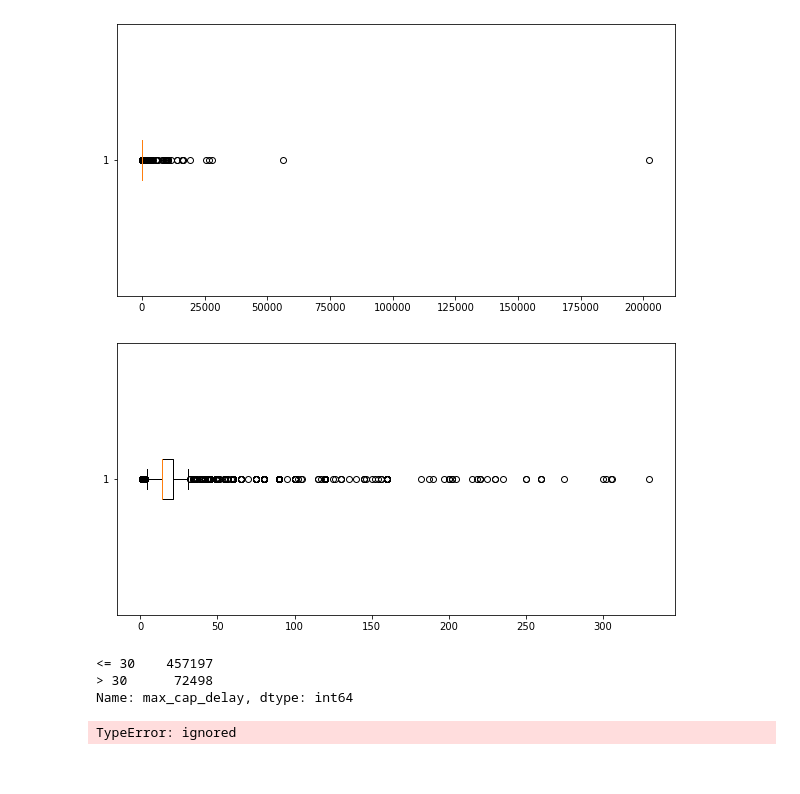
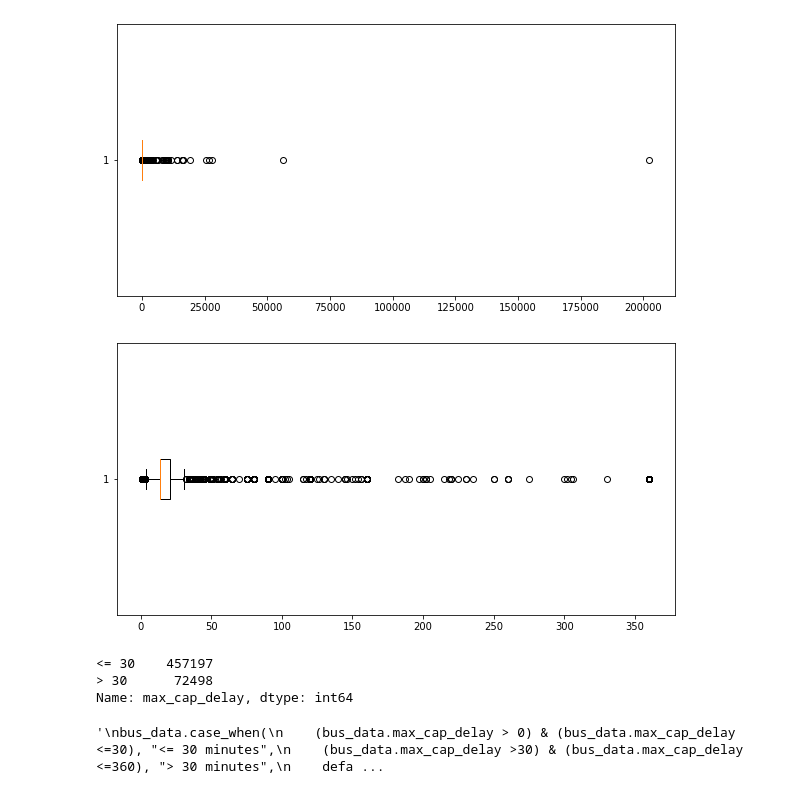
Before and after one commit to AgileDataScientist/data-analysis-bus-data, a Jupyter notebook: NYCBusDelay.ipynb, the cells around one changed output. Cells and saved outputs as stored; diff of their text form; code cells hidden in the pictures.

```diff
--- a/NYCBusDelay.ipynb
+++ b/NYCBusDelay.ipynb
@@ -53,7 +53,8 @@ Drive already mounted at /content/myDrive; to attempt to forcibly remount, call
 ## **Read Data**
 # %%
 #bus_data = pd.read_csv('/content/myDrive/MyDrive/Data Analyst Portfolio/Data Analysis NYC School Bus Delay Time/Bus_Breakdown_and_Delays.csv')
-bus_data = pd.read_csv('/content/sample_data/Bus_Breakdown_and_Delays.csv')
+bus_data = pd.read_csv('/content/sample_data/Bus_Breakdown_and_Delays.csv', index_col='Occurred_On', parse_dates=True)
+#bus_data = pd.read_csv('/content/sample_data/Bus_Breakdown_and_Delays.csv')
 
 # Clean up feature names
 bus_data = clean_names(bus_data)
@@ -383,7 +382,7 @@ bus_data['how_long_delayed'].astype(str)
 Name: how_long_delayed, Length: 529695, dtype: object
 # %%
 def how_long_delayed_recode(value):
-  cleaned_up_value = value.replace('Min', ' min ').replace('MIN', " min ").replace('minute', " min ").replace('/30mi',' 30 min ').replace('one hour', '60 min ').replace('mm','m').replace("est.", "").replace('mins', " min ").replace('min', " min ")
+  cleaned_up_value = value.replace('1:40', '100').replace('MI N',' min ').replace('mis', ' min ').replace('MN', ' min ').replace('Min', ' min ').replace('MIN', " min ").replace('minute', " min ").replace('/30mi',' 30 min ').replace('one hour', '60 min ').replace('mm','m').replace("est.", "").replace('mins', " min ").replace('min', " min ")
   return cleaned_up_value
 
 bus_data["delayed_recoded"] = bus_data['how_long_delayed'].astype(str).apply(how_long_delayed_recode)
@@ -550,15 +541,21 @@ plt.boxplot(bus_data['delayed_minutes'], vert=0);
 # %% [output]
 [figure]
 # %%
+'''
 def cap_off_delay(statement):
   if 0 < statement < 360:
     return statement
-  return 120
+  return 360
+'''
+def cap_off_delay(statement, time_in_minutes):
+  if 0 < statement < time_in_minutes:
+    return statement
+  return time_in_minutes
 
-bus_data['max_cap_delay'] = bus_data['delayed_minutes'].apply(cap_off_delay)
+bus_data['max_cap_delay'] = bus_data['delayed_minutes'].apply(lambda x: cap_off_delay(x, 360))
 plt.boxplot(bus_data['max_cap_delay'], vert=0);
 #bus_data['max_cap_delay'].describe().T
 # %% [output]
-[figure, old version]
+[figure, new version]
 # %%
 def get_max_delay_yn(value):
@@ -578,11 +575,13 @@ Name: max_cap_delay, dtype: int64
 # PyJanitor documentation
 # https://pyjanitor-devs.github.io/pyjanitor/api/functions/#janitor.functions.case_when
 
+'''
 bus_data.case_when(
     (bus_data.max_cap_delay > 0) & (bus_data.max_cap_delay <=30), "<= 30 minutes",
     (bus_data.max_cap_delay >30) & (bus_data.max_cap_delay <=360), "> 30 minutes",
     default = bus_data.max_cap_delay,
     column_name = "value",
 )
+'''
 # %% [output]
-TypeError: ignored
+'\nbus_data.case_when(\n    (bus_data.max_cap_delay > 0) & (bus_data.max_cap_delay <=30), "<= 30 minutes",\n    (bus_data.max_cap_delay >30) & (bus_data.max_cap_delay <=360), "> 30 minutes",\n    defa ...
```
Also changed, not shown: parts of 27 cells of this notebook.
